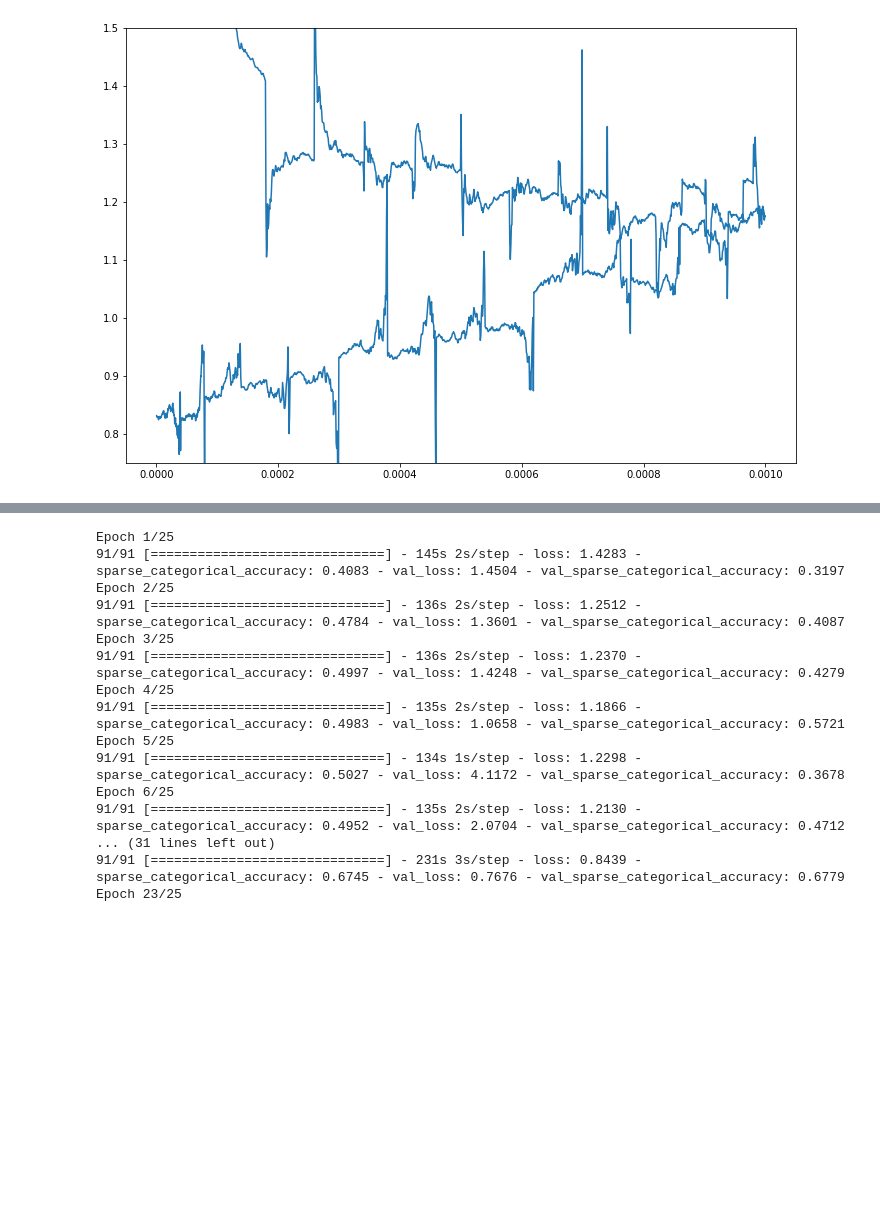
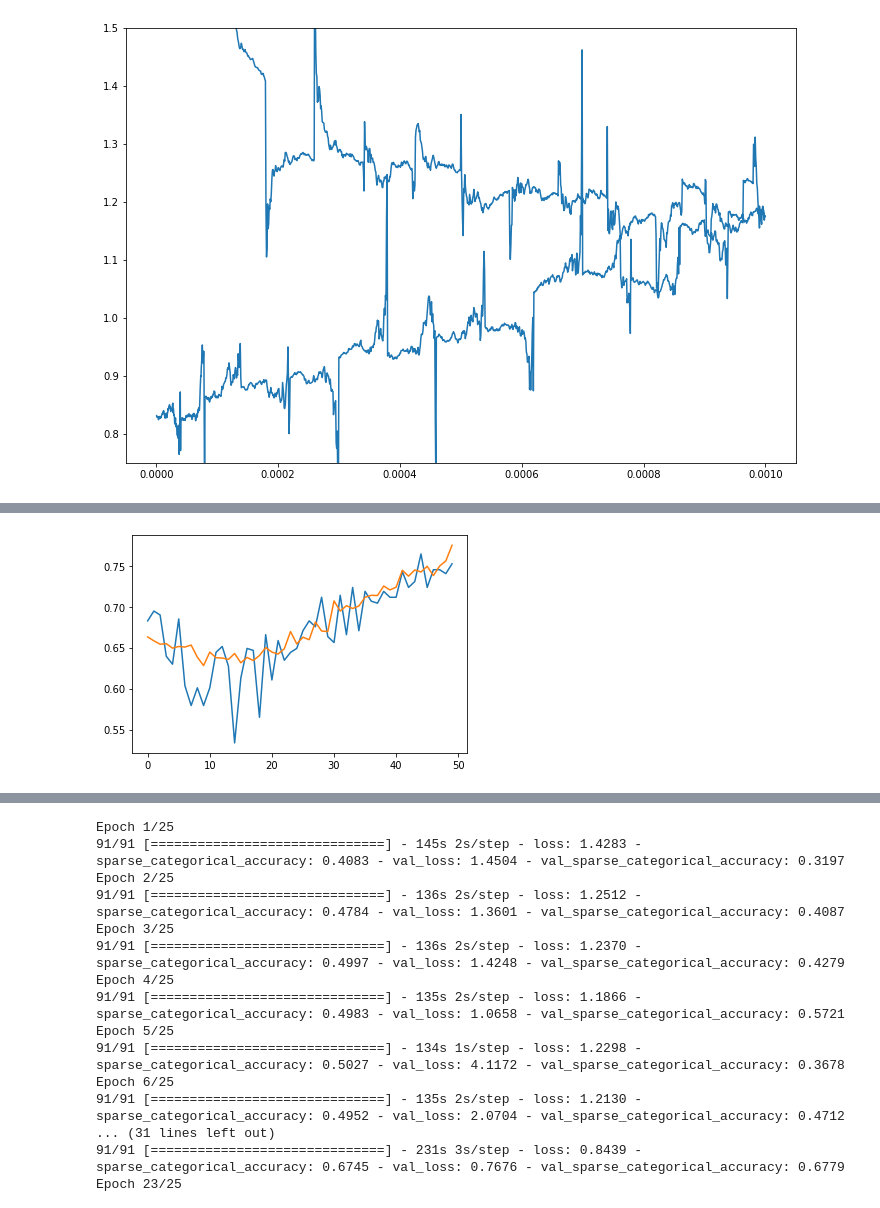
Before and after one commit to Kaushalkhokhar/complete-ml, a Jupyter notebook: projects/CNN/flowers.ipynb, the cells around one changed output, grey strips where cells are left out. Saved outputs shown, nothing was run; the diff lists cells and outputs as text; code cells hidden in the pictures; blank space fills up the shorter version.

Commit message:
updated model and tried MiniGoogleNet

```diff
--- a/projects/CNN/flowers.ipynb
+++ b/projects/CNN/flowers.ipynb
@@ -1823,0 +1974,24 @@ plt.show()
+# %%
+optimizer = keras.optimizers.Nadam()
+model.compile(loss=keras.losses.sparse_categorical_crossentropy,
+              optimizer=optimizer,
+              metrics=keras.metrics.sparse_categorical_accuracy)
+# %%
+model_target = os.path.join(BASE_DIR, "models", "cnn_bn_mp_r5_de_nadam_extended.h5")
+
+checkpoint_cb = keras.callbacks.ModelCheckpoint(model_target, save_best_only=True)
+
+callbacks = [checkpoint_cb]
+# %%
+epochs = 50
+max_learning_rate = 0.001
+onecycle_cb = OneCycleSchedulerNadam(int(steps_factor * max_train_instance / batch_size) * epochs, max_lrate=max_learning_rate)
+
+callbacks.append(onecycle_cb)
+# %%
+history = model.fit(train_set,
+                    epochs=epochs,
+                    steps_per_epoch=int(steps_factor * max_train_instance / batch_size),
+                    validation_data=valid_set,
+                    validation_steps=int(max_valid_instance / batch_size),
+                    callbacks=callbacks)
@@ -1823,0 +2016,6 @@ plt.show()
+# %%
+plt.plot(history.history["val_sparse_categorical_accuracy"])
+plt.plot(history.history["sparse_categorical_accuracy"])
+plt.show()
+# %% [output]
+[figure, added]
```
Also changed, not shown: parts of 38 cells of this notebook, 1 other file.
